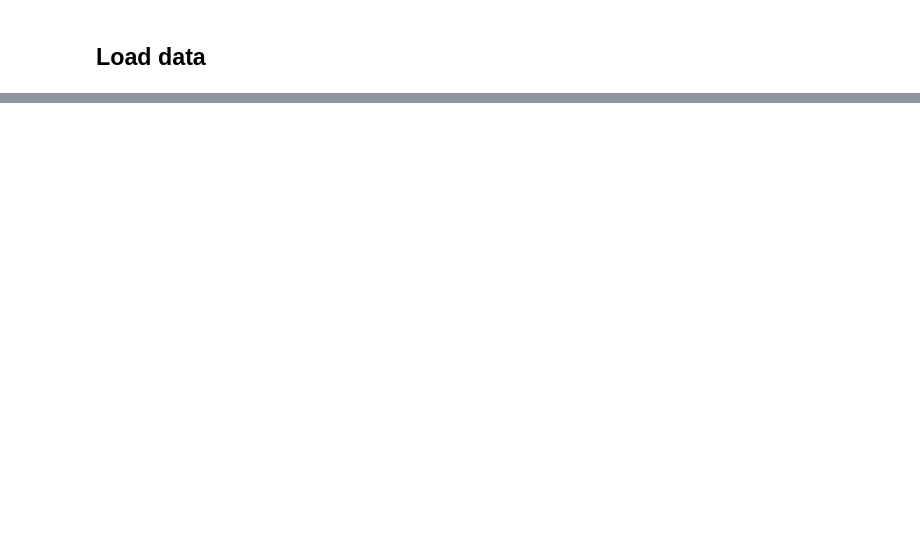
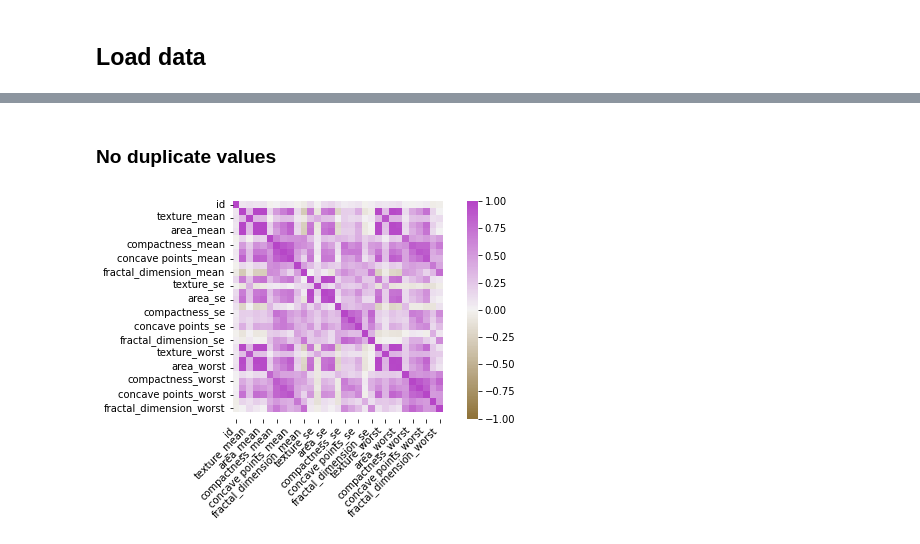
Before and after one commit to DiboraHaile/Casualty, a Jupyter notebook: notebooks/ExploreData.ipynb, the cells around one changed output, grey strips where cells are left out. Cells and saved outputs as stored; diff of their text form; code cells hidden in the pictures; blank space fills up the shorter version.

Commit message:
add data exploration

```diff
--- a/notebooks/ExploreData.ipynb
+++ b/notebooks/ExploreData.ipynb
@@ -25,0 +71,7 @@ data.describe()
+# %% [markdown]
+### No duplicate values
+# %%
+corr = data.corr()
+correlation_heatmap(corr)
+# %% [output]
+[figure, added]
```
Also changed, not shown: parts of 8 cells of this notebook, 1 other file.
